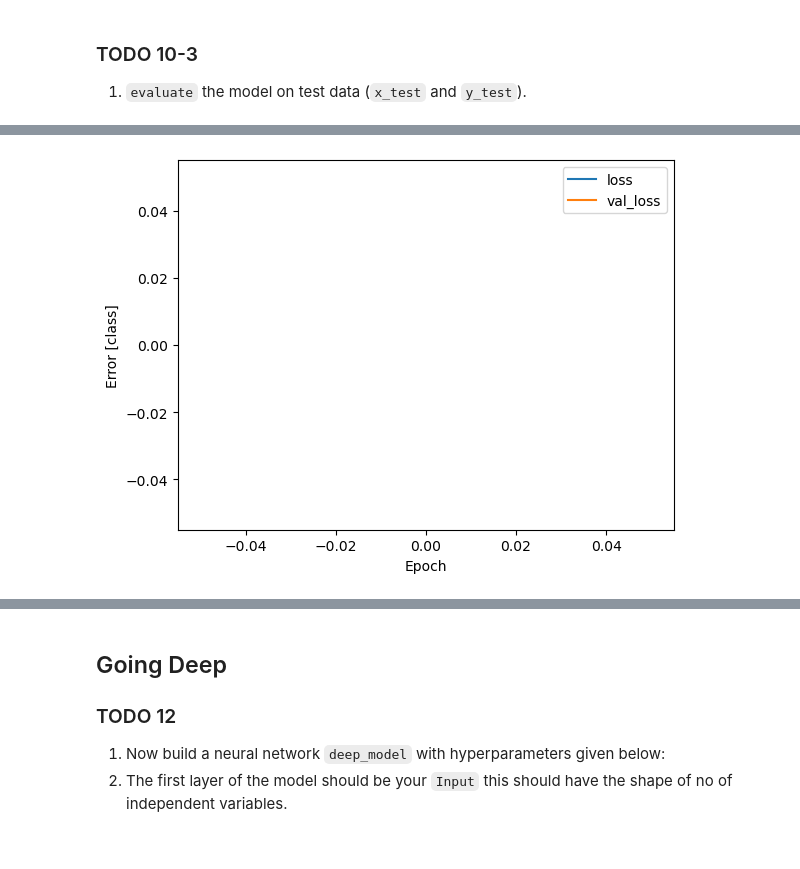
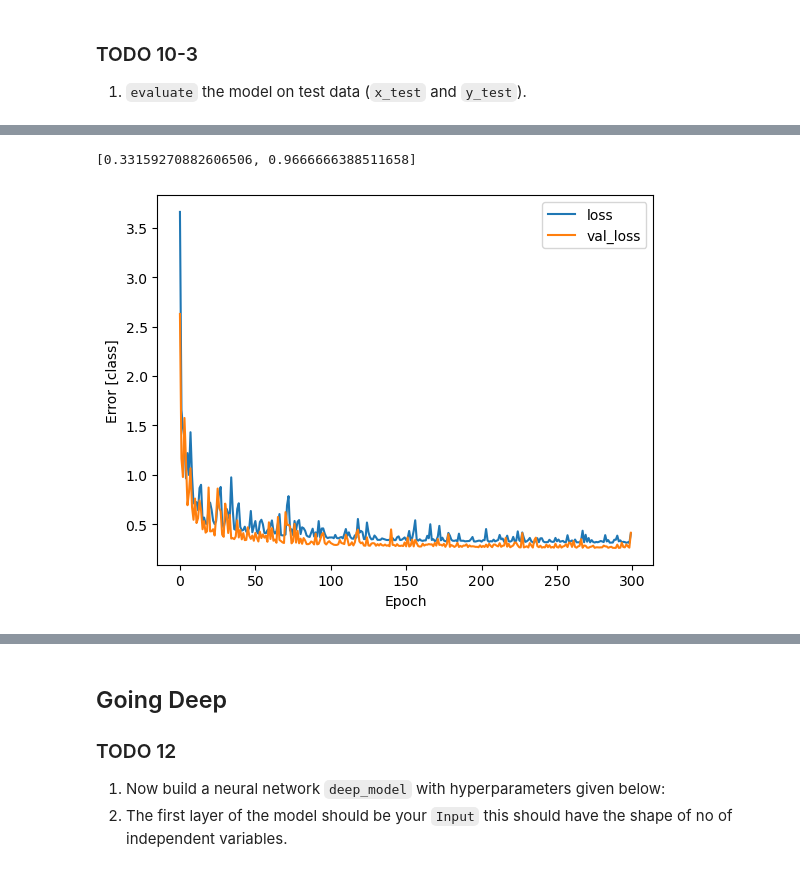
Before and after one commit to Abeoseh/deep_learning, a Jupyter notebook: labs/lab2/Lab2_LNN_SV.ipynb, the cells around one changed output, grey strips where cells are left out. Saved outputs shown, nothing was run; the diff lists cells and outputs as text; code cells hidden in the pictures.

```diff
--- a/labs/lab2/Lab2_LNN_SV.ipynb
+++ b/labs/lab2/Lab2_LNN_SV.ipynb
@@ -1108,13 +1107,27 @@ sequential_2.evaluate(x_test, y_test)
 # %%
+sequential_l1 = keras.Sequential(
+    [keras.Input(shape=(x_train.shape[1],), name="input"),
+    layers.Dense(3, activation = "softmax",
+                        kernel_regularizer=keras.regularizers.l1(0.01), name="dense_l1"),
+], name = "sequential_l1")
 
-sequential_2 = keras.Sequential(
+sequential_l2 = keras.Sequential(
     [keras.Input(shape=(x_train.shape[1],), name="input"),
-    layers.Dense(3, activation = "relu",
-                        kernel_regularizer=keras.regularizers.l1(0.01), name="dense1"),
-    layers.Dense(3, activation = "relu",
-                        kernel_regularizer=keras.regularizers.l2(0.01), name="dense2"),
-], name = "sequential_2")
+    layers.Dense(3, activation = "softmax",
+                        kernel_regularizer=keras.regularizers.l2(0.01), name="dense_l2"),
+], name = "sequential_l2")
 # %%
+## L1
 
 optimizer = keras.optimizers.SGD(learning_rate=0.1)
-sequential_2.compile(optimizer = optimizer, loss = "categorical_crossentropy", metrics=["accuracy"])
+sequential_l1.compile(optimizer = optimizer, loss = "categorical_crossentropy", metrics=["accuracy"])
+
+## L2
+optimizer = keras.optimizers.SGD(learning_rate=0.1)
+sequential_l2.compile(optimizer = optimizer, loss = "categorical_crossentropy", metrics=["accuracy"])
+# %%
+%%time
+## L1
+# nEpoch = 300
+history_l1 = sequential_l1.fit(x = x_train, y = y_train, epochs = 300,
+                verbose = 0, validation_split = 0.2)
@@ -1130,6 +1146,6 @@ Wall time: 47.6 s
 # %%
 
-plot_learning(history, "class")
+plot_learning(history_l1, "class")
 
-# sequential_2.evaluate(x_test, y_test)
+sequential_l1.evaluate(x_test, y_test)
 # %% [output]
@@ -1136 +1153,2 @@ plot_learning(history, "class")
+[0.33159270882606506, 0.9666666388511658]
-[figure, old version]
+[figure, new version]
```
Also changed, not shown: parts of 24 cells of this notebook.
